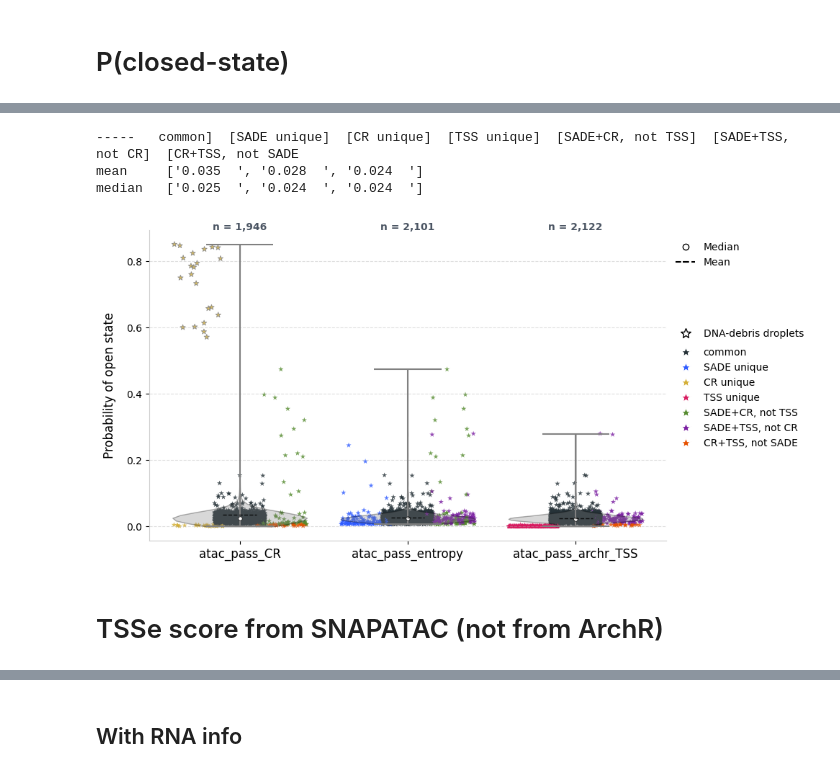
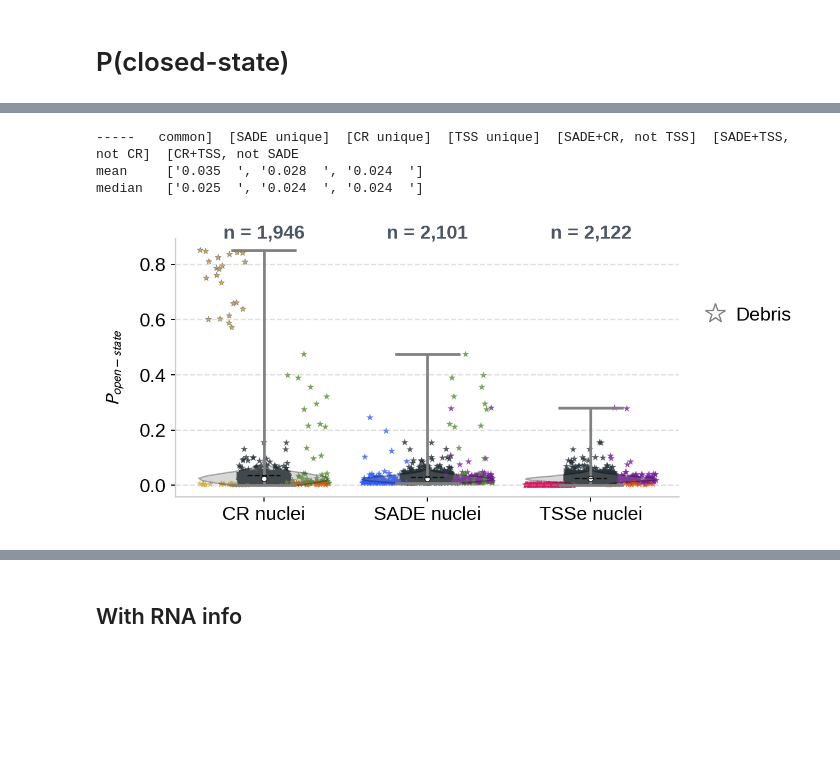
Before and after one commit to streetslab/SADE, a Jupyter notebook: EDA/F2_union_set_comparison.ipynb, the cells around one changed output, grey strips where cells are left out. Cells and saved outputs as stored; diff of their text form; code cells hidden in the pictures; blank space fills up the shorter version.

```diff
--- a/EDA/F2_union_set_comparison.ipynb
+++ b/EDA/F2_union_set_comparison.ipynb
@@ -104,3 +132,12 @@ union_cell_info['frip_rawpeaks'] = union_cell_info['Nfrag_in_rawpeaks'] / union_
   chrom   start     end        atac_barcode  support           atac_bc
 0  chr1  816905  817256  TGCGGAATCTAACTAC-1        1  TGCGGAATCTAACTAC
 1  chr1  816915  817244  GTTTGTGTCGCTAGCT-1        1  GTTTGTGTCGCTAGCT
+# %%
+entropy_df['log_entropy'] = np.log2(entropy_df['Entropy'])
+entropy_df['log_total_fragments'] = np.log1p(entropy_df['total_fragments'])
+
+union_cell_info['log_entropy'] = np.log2(union_cell_info['Entropy'])
+union_cell_info['log_total_fragments'] = np.log1p(union_cell_info['total_fragments'])
+# %%
+# Those in the union set but in neither of CR or SADE are uniquely identified by TSS enrichment
+union_cell_info['_2set_identified_by_atac_SC_mod'] = union_cell_info['_2set_identified_by_atac_SC'].replace('none', 'tss_only')
@@ -106,0 +146,5 @@ union_cell_info['frip_rawpeaks'] = union_cell_info['Nfrag_in_rawpeaks'] / union_
+# %%
+for set_name in ['atac_pass_CR', 'atac_pass_entropy', 'atac_pass_archr_TSS']:
+    print(f"Statistics for {set_name}:")
+    print(union_cell_info.loc[union_cell_info[set_name] == True, 'total_fragments'].describe())
+    print('----------')
@@ -227,7 +367,7 @@ fixed_sizes = (0.4, 0.3, 0.4, 0.3, 0.4, 0.2, 0.2)
 fig, ax = plt.subplots(figsize=(4, 4))
 v = venn3(venn_sets, set_labels=[f'SADE {union_cell_info[union_cell_info["atac_pass_entropy"]].shape[0]}',
                                  f'CR {union_cell_info[union_cell_info["atac_pass_CR"]].shape[0]}',
-                                 f'TSS {union_cell_info[union_cell_info["atac_pass_archr_TSS"]].shape[0]}'],
+                                 f'TSSe {union_cell_info[union_cell_info["atac_pass_archr_TSS"]].shape[0]}'],
                           layout_algorithm=DefaultLayoutAlgorithm(fixed_sizes),  # Use default layout for consistent circle positions
              ax=ax, )
 
@@ -701,37 +617,28 @@ median   ['0.025  ', '0.013  ', 'nan  ', 'nan  ', '0.014  ', '0.022  ', 'nan  ']
 # %%
+np.random.seed(999) # For reproducibility of jitter
+fig= plt.figure(layout='constrained', figsize=(6.6, 5))
+gs = gridspec.GridSpec(2, 1, height_ratios=[1, 3])
 
-np.random.seed(999) # For reproducibility of jitter
-fig, ax = plt.subplots(ncols=1, figsize=(10, 5))
+ax = plt.subplot(gs[1])
 
 Valid_entropy_cells = union_cell_info.loc[union_cell_info['P_closed_state'].notna()]
 
-p_closed_state_values = [ 1 - Valid_entropy_cells.loc[Valid_entropy_cells['atac_pass_CR'], 'P_closed_state'],
-                   1- Valid_entropy_cells.loc[Valid_entropy_cells['atac_pass_entropy'], 'P_closed_state'],
-                   1- Valid_entropy_cells.loc[Valid_entropy_cells['atac_pass_archr_TSS'], 'P_closed_state']]
-this_colors_list = [Valid_entropy_cells.loc[Valid_entropy_cells['atac_pass_CR'], '_3set_identified_by_atac'].map(cat_colors_map),
-               Valid_entropy_cells.loc[Valid_entropy_cells['atac_pass_entropy'], '_3set_identified_by_atac'].map(cat_colors_map),
-               Valid_entropy_cells.loc[Valid_entropy_cells['atac_pass_archr_TSS'], '_3set_identified_by_atac'].map(cat_colors_map)]
-jitter_position_offset = [
-    Valid_entropy_cells.loc[Valid_entropy_cells['atac_pass_CR'], '_3set_identified_by_atac'].map(cat_position_map),
-    Valid_entropy_cells.loc[Valid_entropy_cells['atac_pass_entropy'], '_3set_identified_by_atac'].map(cat_position_map),
-    Valid_entropy_cells.loc[Valid_entropy_cells['atac_pass_archr_TSS'], '_3set_identified_by_atac'].map(cat_position_map)
-]
-
-DNA_debris_flag = [     Valid_entropy_cells.loc[Valid_entropy_cells['atac_pass_CR'], 'DNA_debris'],
-    Valid_entropy_cells.loc[Valid_entropy_cells['atac_pass_entropy'], 'DNA_debris'],
-    Valid_entropy_cells.loc[Valid_entropy_cells['atac_pass_archr_TSS'], 'DNA_debris'] ]
+p_closed_state_values = [ 1 - Valid_entropy_cells.loc[Valid_entropy_cells[set_name], 'P_closed_state'] for set_name in filtering_set ]
+this_colors_list = [Valid_entropy_cells.loc[Valid_entropy_cells[set_name], '_3set_identified_by_atac'].map(cat_colors_map) for set_name in filtering_set]
+jitter_position_offset = [Valid_entropy_cells.loc[Valid_entropy_cells[set_name], '_3set_identified_by_atac'].map(cat_position_map) for set_name in filtering_set]
+DNA_debris_flag = [     Valid_entropy_cells.loc[Valid_entropy_cells[set_name], 'DNA_debris'] for set_name in filtering_set ]
 
 x_positions = range(len(p_closed_state_values))
 
 for i, group_data in enumerate(p_closed_state_values):
-    # For non-DNA-debris cells, add jittered points
+    # For non-Multiplets cells, add jittered points
     debris_index = (DNA_debris_flag[i] == 'YES')
     no_debris_index = (DNA_debris_flag[i] == 'NO')
     add_jittered_points(ax, group_data[no_debris_index], x_positions[i] + jitter_position_offset[i][no_debris_index], color=this_colors_list[i][no_debris_index],
                         edgecolors='none', jitter_width=0.15, alpha=0.8, s=30)
-    # For DNA-debris droplets
+    # For Multiplets droplets
     add_jittered_points(ax, group_data[debris_index], x_positions[i] + jitter_position_offset[i][debris_index], color=this_colors_list[i][debris_index],
-                        edgecolors='grey', jitter_width=0.15, alpha=0.8, s=30, lw=0.7)
+                        edgecolors='grey', lw=0.4, jitter_width=0.15, alpha=1, s=20)
 
 v1 = ax.violinplot( [v.dropna() for v in p_closed_state_values], positions=x_positions, widths=0.8,
               showmedians=False, showmeans=False, showextrema=True)
@@ -746,52 +653,38 @@ for i, body in enumerate(v1['bodies']):
 
 for i, group_data in enumerate(p_closed_state_values):
     quartile1, median, quartile3 = np.percentile(group_data, [25, 50, 75])
     mean = np.mean(group_data)
     ax.hlines(mean, x_positions[i] - 0.1, x_positions[i] + 0.1, color='black', linestyle='--', lw=1, alpha=0.8, zorder=4)
     ax.scatter(x_positions[i], median, color='white', s=15, zorder=3, edgecolor='black', lw=0.5)
 
 total_counts = [ p_closed_state.shape[0] for p_closed_state in p_closed_state_values ]
 for i, count in enumerate(total_counts):
     ax.text(x_positions[i], ax.get_ylim()[1] , f'n = {count:,}', ha='center',
-            fontsize=10, color='#4B5563', fontweight='bold')
+            color='#4B5563', fontweight='bold')
 
 ax.yaxis.grid(True, linestyle='--', alpha=0.4, zorder=0)
 ax.set_xticks(x_positions)
-ax.set_xticklabels(['atac_pass_CR', 'atac_pass_entropy', 'atac_pass_archr_TSS'], fontsize=12, fontweight='medium', rotation=0, ha='center')
-ax.set_ylabel('Probability of open state', fontsize=12, labelpad=10)
+ax.set_xticklabels([filtering_set_label_map[set_name] for set_name in filtering_set], fontweight='medium', rotation=0, ha='center')
+ax.set_ylabel('$P_{open-state}$', labelpad=10)
 
 ax.spines['top'].set_visible(False)
 ax.spines['right'].set_visible(False)
 ax.spines['left'].set_color('#cccccc')
 ax.spines['bottom'].set_color('#cccccc')
-legend_elements = [
-    Line2D([0], [0], marker='o', color='w', label='Median', markerfacecolor='white', markeredgecolor='black', markersize=6),
-    Line2D([0], [0], marker='_', color='black', label='Mean', markersize=6, markeredgewidth=1.5, linestyle='--'),
-]
-leg1 = ax.legend(handles=legend_elements, loc='lower left', frameon=False, fontsize=10, bbox_to_anchor=(1, 0.85))
-ax.add_artist(leg1)
-
-droplet_handles = [Line2D([0], [0], marker='*', color='w',  markeredgecolor='black', markerfacecolor='none', label='DNA-debris droplets', markersize=10),
-                  ]
-leg2 = ax.legend(handles=droplet_handles, loc='lower left', frameon=False, fontsize=10, bbox_to_anchor=(1, 0.62) )
-ax.add_artist(leg2)  # Add the second legend back to the axes
-
-ax.legend(handles=[Line2D([0], [0], marker='*', color='w', label=cat_labels_map[c],
-                          markerfacecolor=cat_colors_map[c], markersize=10) for c in cat_colors_map.keys()],
-          frameon=False, bbox_to_anchor=(1, 0.65), loc='upper left', ncol=1, fontsize=10)
 
 
-fig.tight_layout()
+droplet_handles = [Line2D([0], [0], marker='*', color='w',  markeredgecolor='grey', markerfacecolor='none', label='Debris', markersize=15),
+                  ]
+leg2 = ax.legend(handles=droplet_handles, loc='lower left', frameon=False, bbox_to_anchor=(1, 0.6), labelspacing=.2 , handletextpad=0.05)
+
 
 mean_p_closed_state_values = [f'{np.mean(a):.3f}  ' for a in p_closed_state_values]
 median_p_closed_state_values = [f'{np.median(a):.3f}  ' for a in p_closed_state_values]
 print('-----   ' + ']  ['.join(cat_labels_map))
 print(f'mean \t {mean_p_closed_state_values}')
 print(f'median \t {median_p_closed_state_values}')
 # %% [output]
 -----   common]  [SADE unique]  [CR unique]  [TSS unique]  [SADE+CR, not TSS]  [SADE+TSS, not CR]  [CR+TSS, not SADE
 mean     ['0.035  ', '0.028  ', '0.024  ']
 median   ['0.025  ', '0.024  ', '0.024  ']
-[figure, old version]
+[figure, new version]
-# %% [markdown]
-# TSSe score from SNAPATAC (not from ArchR)
```
Also changed, not shown: parts of 42 cells of this notebook, 48 other files.
